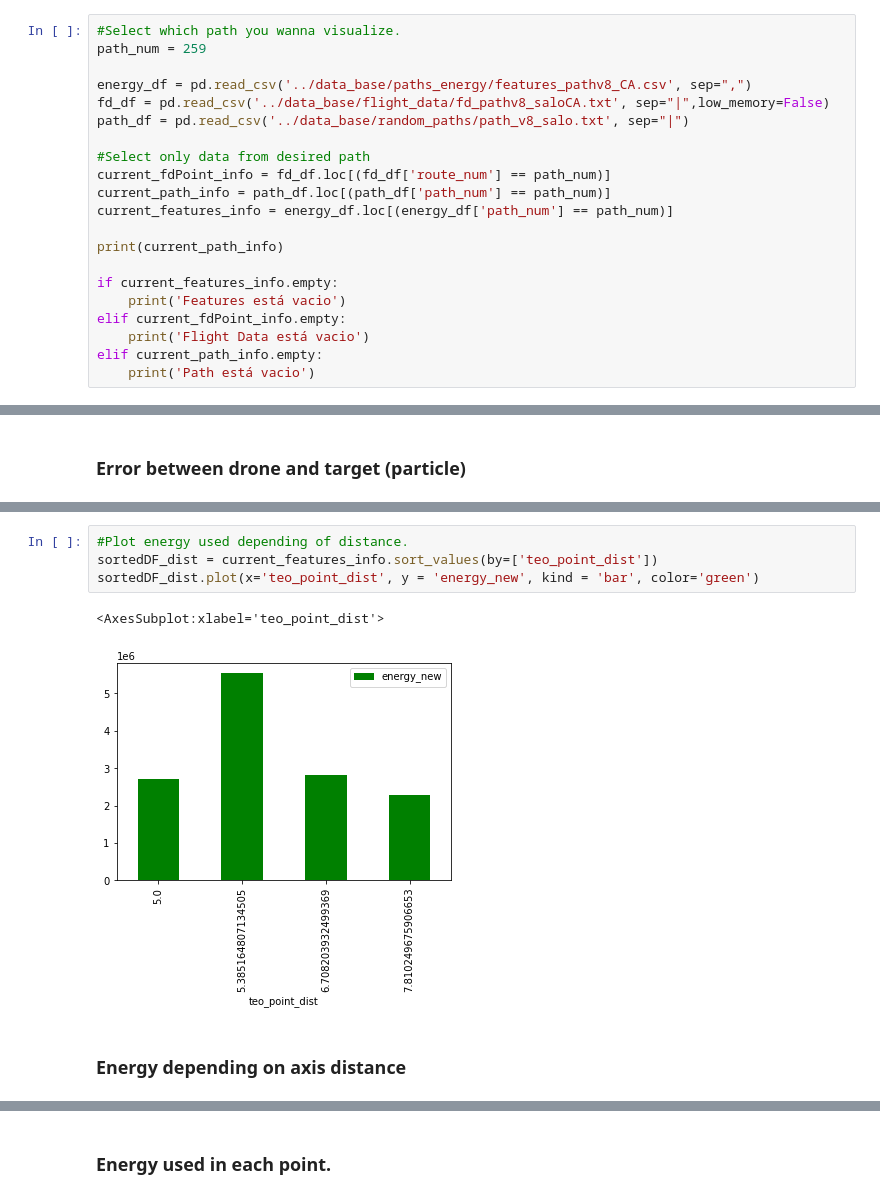
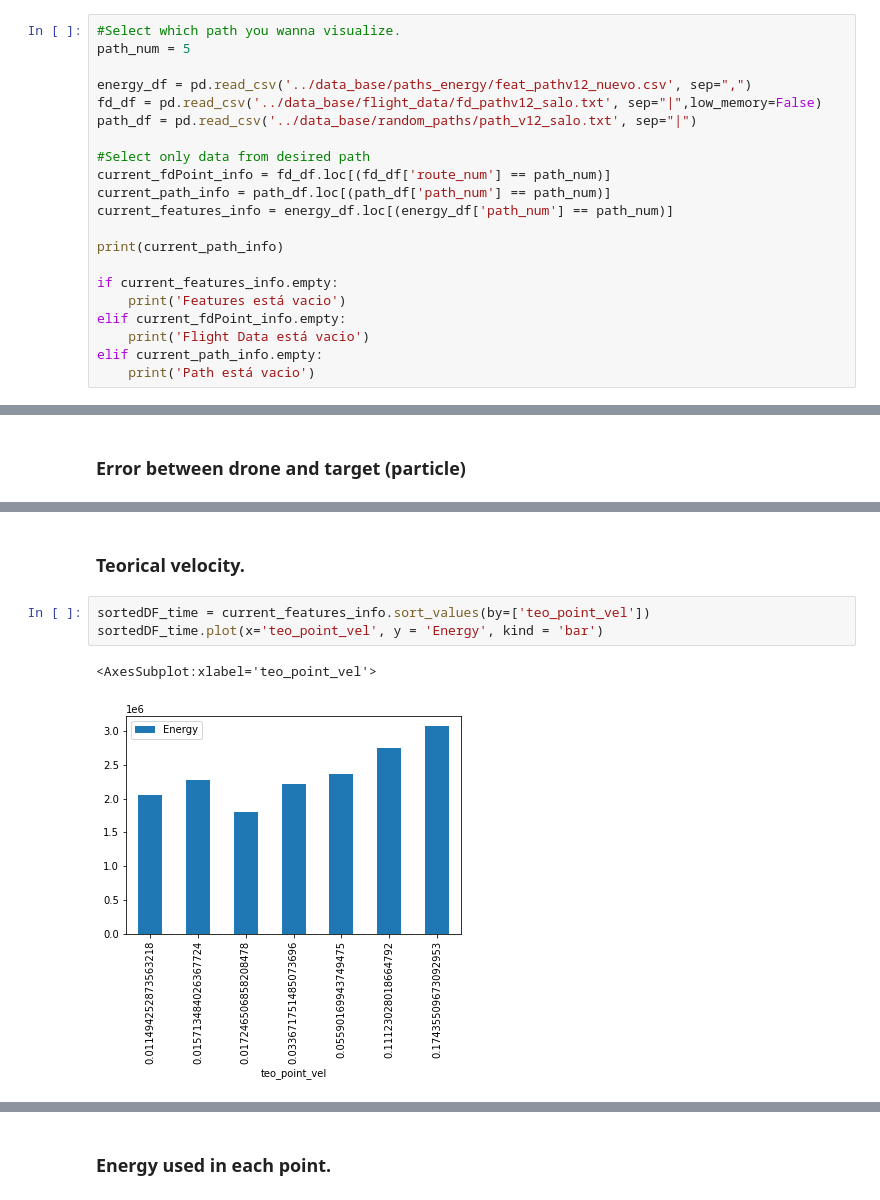
Before and after one commit to salogranada/drone_irrigation, a Jupyter notebook: src/scripts_ML/graphs.ipynb, the cells around one changed output, grey strips where cells are left out. Drawn from its saved outputs; the diff is of its cells as text.

Commit message:
Better structured graph code

```diff
--- a/src/scripts_ML/graphs.ipynb
+++ b/src/scripts_ML/graphs.ipynb
@@ -7,11 +7,11 @@ import pandas as pd
 ### Open required data frames. PATH, FLIGHT DATA, ERROR AND FEATURES
 # %%
 #Select which path you wanna visualize.
-path_num = 259
+path_num = 5
 
-energy_df = pd.read_csv('../data_base/paths_energy/features_pathv8_CA.csv', sep=",")
-fd_df = pd.read_csv('../data_base/flight_data/fd_pathv8_saloCA.txt', sep="|",low_memory=False)
-path_df = pd.read_csv('../data_base/random_paths/path_v8_salo.txt', sep="|")
+energy_df = pd.read_csv('../data_base/paths_energy/feat_pathv12_nuevo.csv', sep=",")
+fd_df = pd.read_csv('../data_base/flight_data/fd_pathv12_salo.txt', sep="|",low_memory=False)
+path_df = pd.read_csv('../data_base/random_paths/path_v12_salo.txt', sep="|")
 
 #Select only data from desired path
 current_fdPoint_info = fd_df.loc[(fd_df['route_num'] == path_num)]
@@ -71,9 +131,8 @@ current_features_info.plot(x='missing_points', y = 'avg_error_target_dist', kind
+# %% [markdown]
+### Teorical velocity.
 # %%
-#Plot energy used depending of distance.
-sortedDF_dist = current_features_info.sort_values(by=['teo_point_dist'])
-sortedDF_dist.plot(x='teo_point_dist', y = 'energy_new', kind = 'bar', color='green')
+sortedDF_time = current_features_info.sort_values(by=['teo_point_vel'])
+sortedDF_time.plot(x='teo_point_vel', y = 'Energy', kind = 'bar')
 # %% [output]
-<AxesSubplot:xlabel='teo_point_dist'>
+<AxesSubplot:xlabel='teo_point_vel'>
-[figure, old version]
+[figure, new version]
-# %% [markdown]
-### Energy depending on axis distance
```
Also changed, not shown: parts of 18 cells of this notebook.
